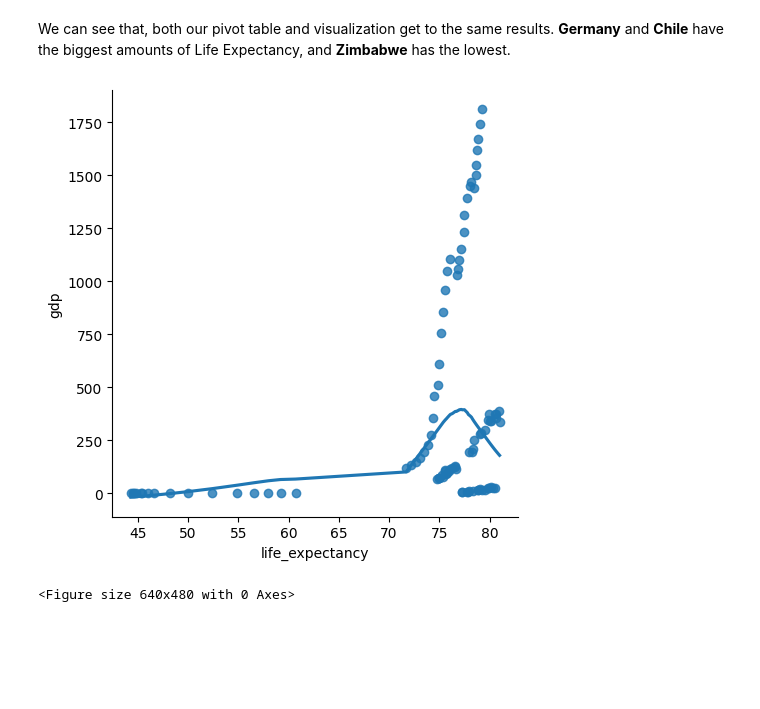
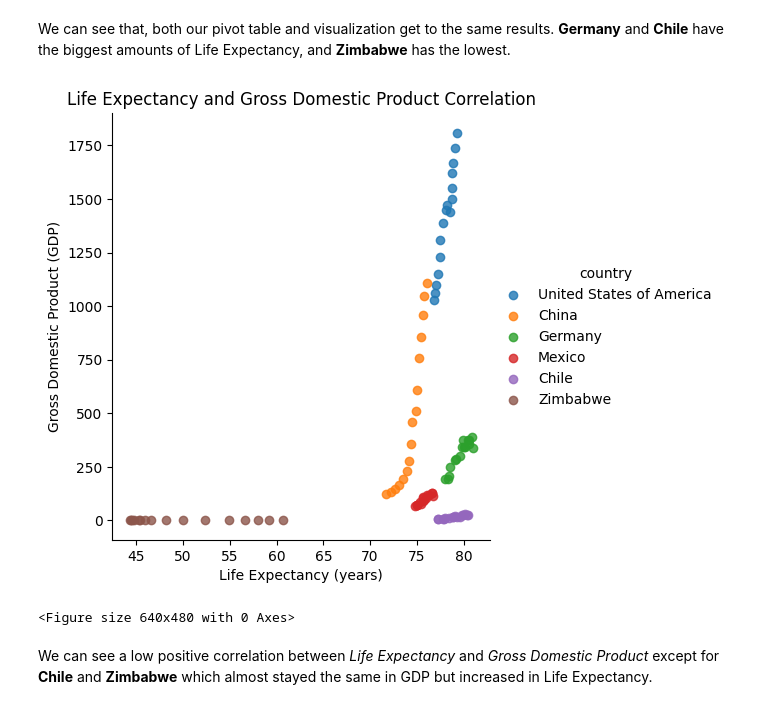
Before and after one commit to aboytech/Life_Expectancy_and_GDP_Starter, a Jupyter notebook: Life-Expectancy-and-GDP-Starter/life_expectancy_gdp.ipynb, the cells around one changed output. Cells and saved outputs as stored; diff of their text form; code cells hidden in the pictures; blank space fills up the shorter version.

```diff
--- a/Life-Expectancy-and-GDP-Starter/life_expectancy_gdp.ipynb
+++ b/Life-Expectancy-and-GDP-Starter/life_expectancy_gdp.ipynb
@@ -186,10 +186,15 @@ plt.clf()
 <Figure size 640x480 with 0 Axes>
 # %% [markdown]
 We can see that, both our pivot table and visualization get to the same results. **Germany** and **Chile** have the biggest amounts of Life Expectancy, and **Zimbabwe** has the lowest.
-# %%
-sns.lmplot(data = df, x = 'life_expectancy', y = 'gdp', lowess = True)
-plt.show()
-plt.clf()
-# %% [output]
-[figure, removed]
-<Figure size 640x480 with 0 Axes>
+# %%
+sns.lmplot(data = df, x = 'life_expectancy', y = 'gdp', hue = 'country', fit_reg = False, hue_order = ['United States of America', 'China', 'Germany', 'Mexico', 'Chile', 'Zimbabwe'])
+plt.xlabel('Life Expectancy (years)')
+plt.ylabel('Gross Domestic Product (GDP)')
+plt.title('Life Expectancy and Gross Domestic Product Correlation')
+plt.show()
+plt.clf()
+# %% [output]
+[figure, added]
+<Figure size 640x480 with 0 Axes>
+# %% [markdown]
+We can see a low positive correlation between *Life Expectancy* and *Gross Domestic Product* except for **Chile** and **Zimbabwe** which almost stayed the same in GDP but increased in Life Expectancy.
```
